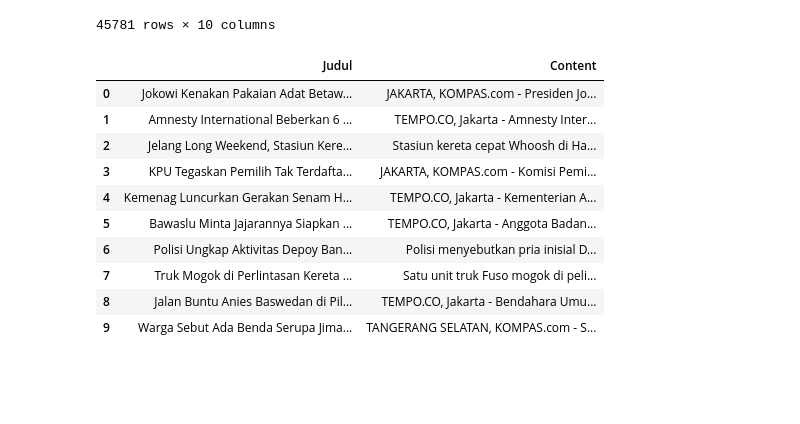
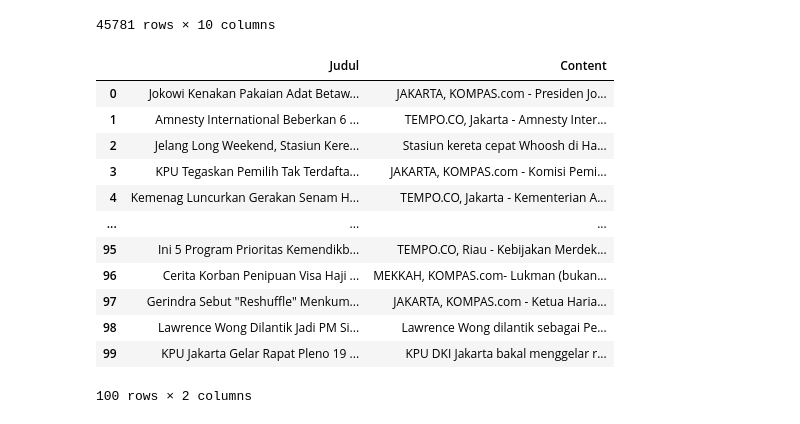
Before and after one commit to vincensiusadyatma/UCBTuned-News-Recommendation-System, a Jupyter notebook: src/notebooks/preprocess.ipynb, the cells around one changed output. Saved outputs shown, nothing was run; the diff lists cells and outputs as text; code cells hidden in the pictures; blank space fills up the shorter version.

```diff
--- a/src/notebooks/preprocess.ipynb
+++ b/src/notebooks/preprocess.ipynb
@@ -34,20 +34,22 @@ data
 | 45780 | Helikopter Angkut 22 Orang Hilang... | Sabtu, 31 Agu 2024 17:35 WIB | https://news.detik.com/internasio... | Sebuah helikopter Rusia yang meng... | rusia | semenanjung kamchatka | timur jauh rusia | helikopter hilang | NaN | detik |
 45781 rows × 10 columns
 # %%
-df = data[['Judul','Content']].head(10)
+df = data[['Judul','Content']].head(100)
 df
 # %% [output]
 |  | Judul | Content |
 | 0 | Jokowi Kenakan Pakaian Adat Betaw... | JAKARTA, KOMPAS.com - Presiden Jo... |
 | 1 | Amnesty International Beberkan 6 ... | TEMPO.CO, Jakarta - Amnesty Inter... |
 | 2 | Jelang Long Weekend, Stasiun Kere... | Stasiun kereta cepat Whoosh di Ha... |
 | 3 | KPU Tegaskan Pemilih Tak Terdafta... | JAKARTA, KOMPAS.com - Komisi Pemi... |
 | 4 | Kemenag Luncurkan Gerakan Senam H... | TEMPO.CO, Jakarta - Kementerian A... |
-| 5 | Bawaslu Minta Jajarannya Siapkan ... | TEMPO.CO, Jakarta - Anggota Badan... |
-| 6 | Polisi Ungkap Aktivitas Depoy Ban... | Polisi menyebutkan pria inisial D... |
-| 7 | Truk Mogok di Perlintasan Kereta ... | Satu unit truk Fuso mogok di peli... |
-| 8 | Jalan Buntu Anies Baswedan di Pil... | TEMPO.CO, Jakarta - Bendahara Umu... |
-| 9 | Warga Sebut Ada Benda Serupa Jima... | TANGERANG SELATAN, KOMPAS.com - S... |
+| ... | ... | ... |
+| 95 | Ini 5 Program Prioritas Kemendikb... | TEMPO.CO, Riau - Kebijakan Merdek... |
+| 96 | Cerita Korban Penipuan Visa Haji ... | MEKKAH, KOMPAS.com- Lukman (bukan... |
+| 97 | Gerindra Sebut "Reshuffle" Menkum... | JAKARTA, KOMPAS.com - Ketua Haria... |
+| 98 | Lawrence Wong Dilantik Jadi PM Si... | Lawrence Wong dilantik sebagai Pe... |
+| 99 | KPU Jakarta Gelar Rapat Pleno 19 ... | KPU DKI Jakarta bakal menggelar r... |
+100 rows × 2 columns
 # %%
 
 stemmer_factory = StemmerFactory()
```
Also changed, not shown: parts of 3 cells of this notebook, 8 other files.
